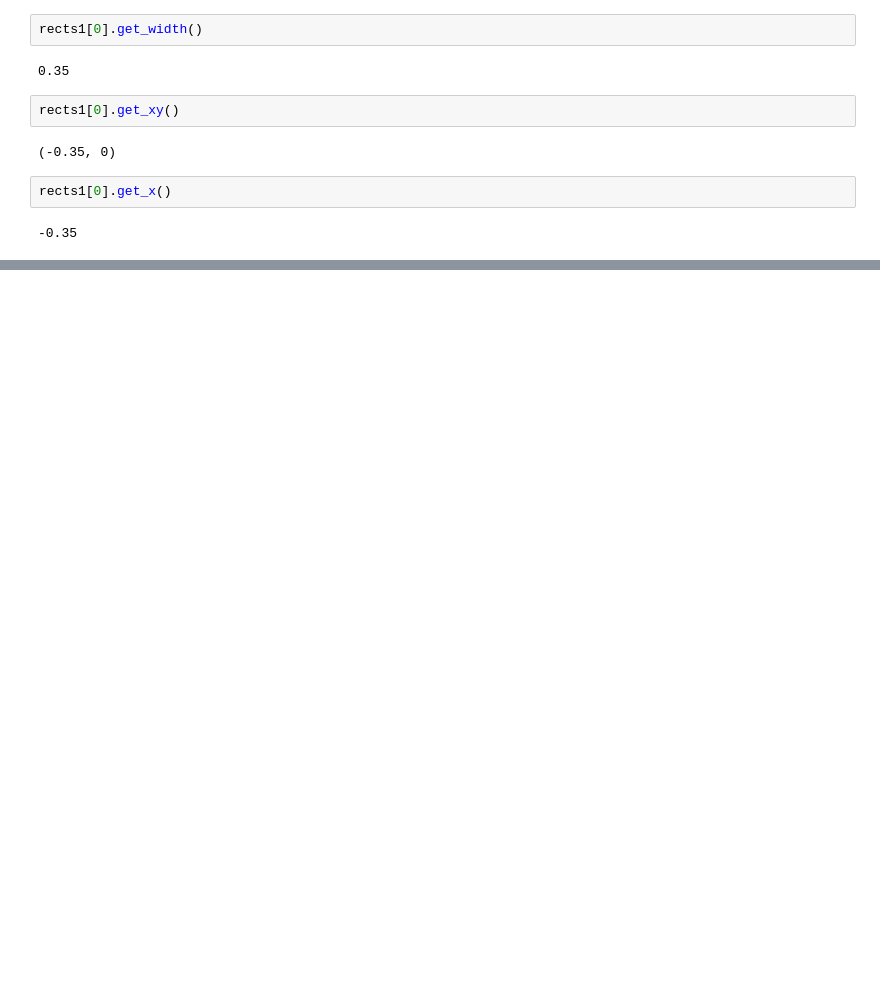
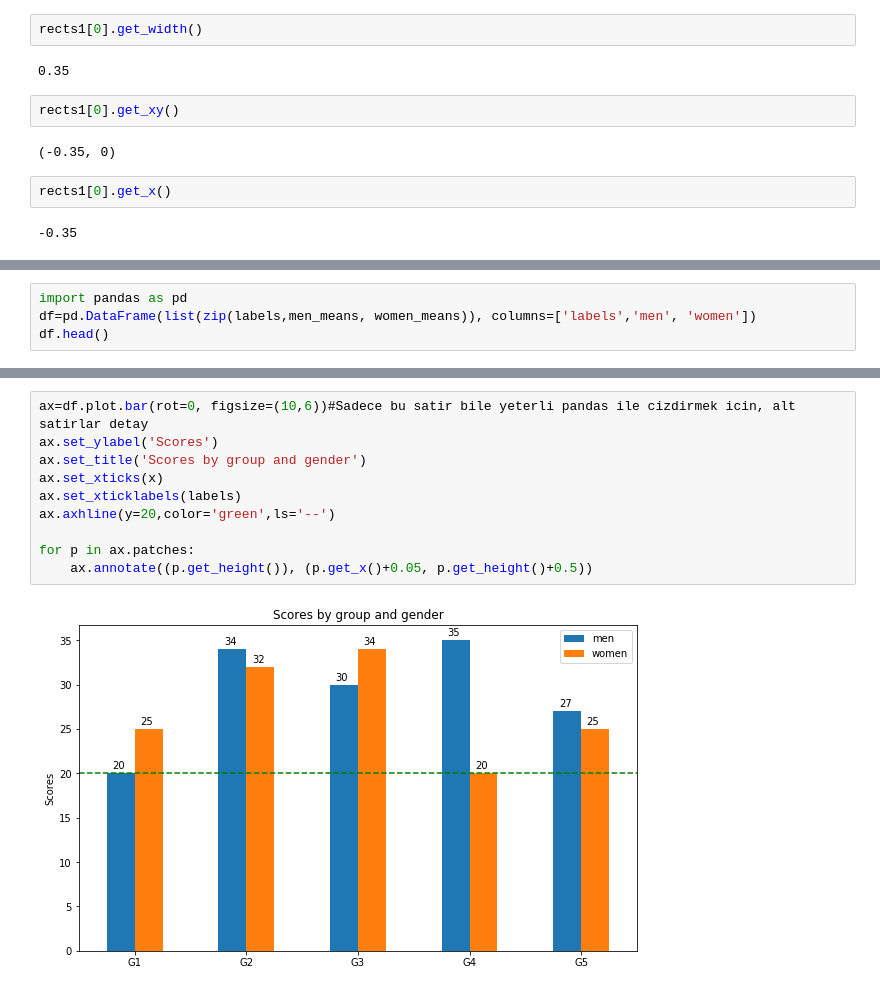
Before and after one commit to EnginKosure/Jupyter_nb, a Jupyter notebook: statistics_and_regex/DataVis_2.ipynb, the cells around one changed output, grey strips where cells are left out. Saved outputs shown, nothing was run; the diff lists cells and outputs as text; blank space fills up the shorter version.

```diff
--- a/statistics_and_regex/DataVis_2.ipynb
+++ b/statistics_and_regex/DataVis_2.ipynb
@@ -141,0 +144,4 @@ rects1[0].get_x()
+# %%
+import pandas as pd
+df=pd.DataFrame(list(zip(labels,men_means, women_means)), columns=['labels','men', 'women'])
+df.head()
@@ -141,0 +155,12 @@ rects1[0].get_x()
+# %%
+ax=df.plot.bar(rot=0, figsize=(10,6))#Sadece bu satir bile yeterli pandas ile cizdirmek icin, alt satirlar detay
+ax.set_ylabel('Scores')
+ax.set_title('Scores by group and gender')
+ax.set_xticks(x)
+ax.set_xticklabels(labels)
+ax.axhline(y=20,color='green',ls='--')
+
+for p in ax.patches:
+    ax.annotate((p.get_height()), (p.get_x()+0.05, p.get_height()+0.5))
+# %% [output]
+[figure, added]
```
Also changed, not shown: parts of 5 cells of this notebook.
